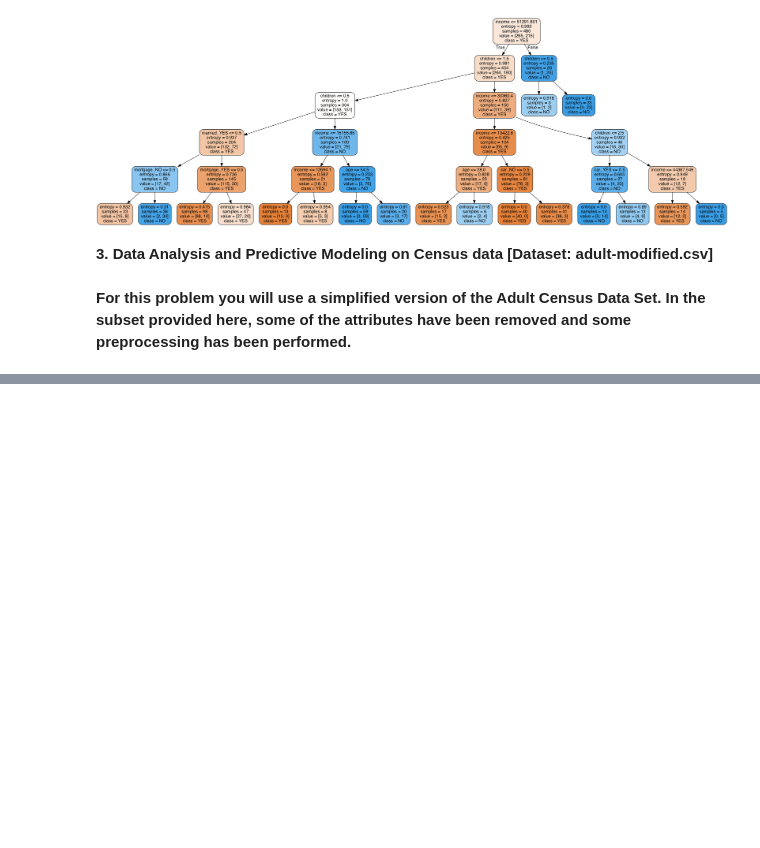
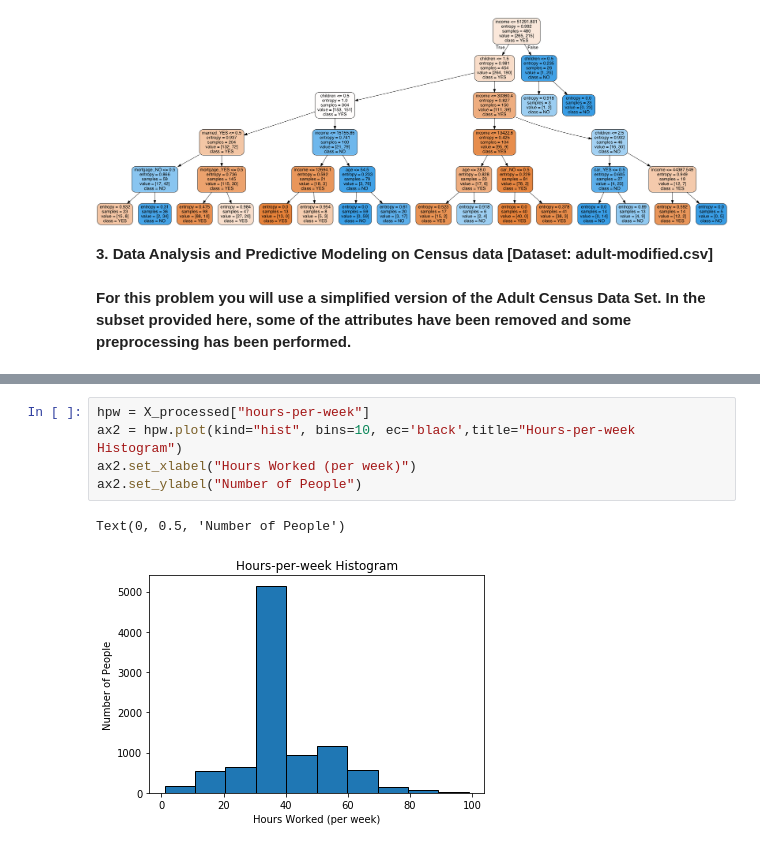
Before and after one commit to claytoncohn/DSC478, a Jupyter notebook: Jupyter/Assignment2.ipynb, the cells around one changed output, grey strips where cells are left out. Cells and saved outputs as stored; diff of their text form; blank space fills up the shorter version.

```diff
--- a/Jupyter/Assignment2.ipynb
+++ b/Jupyter/Assignment2.ipynb
@@ -729,0 +839,8 @@ __3. Data Analysis and Predictive Modeling on Census data [Dataset: adult-modifi
+# %%
+hpw = X_processed["hours-per-week"]
+ax2 = hpw.plot(kind="hist", bins=10, ec='black',title="Hours-per-week Histogram")
+ax2.set_xlabel("Hours Worked (per week)")
+ax2.set_ylabel("Number of People")
+# %% [output]
+Text(0, 0.5, 'Number of People')
+[figure, added]
```
Also changed, not shown: parts of 15 cells of this notebook.
